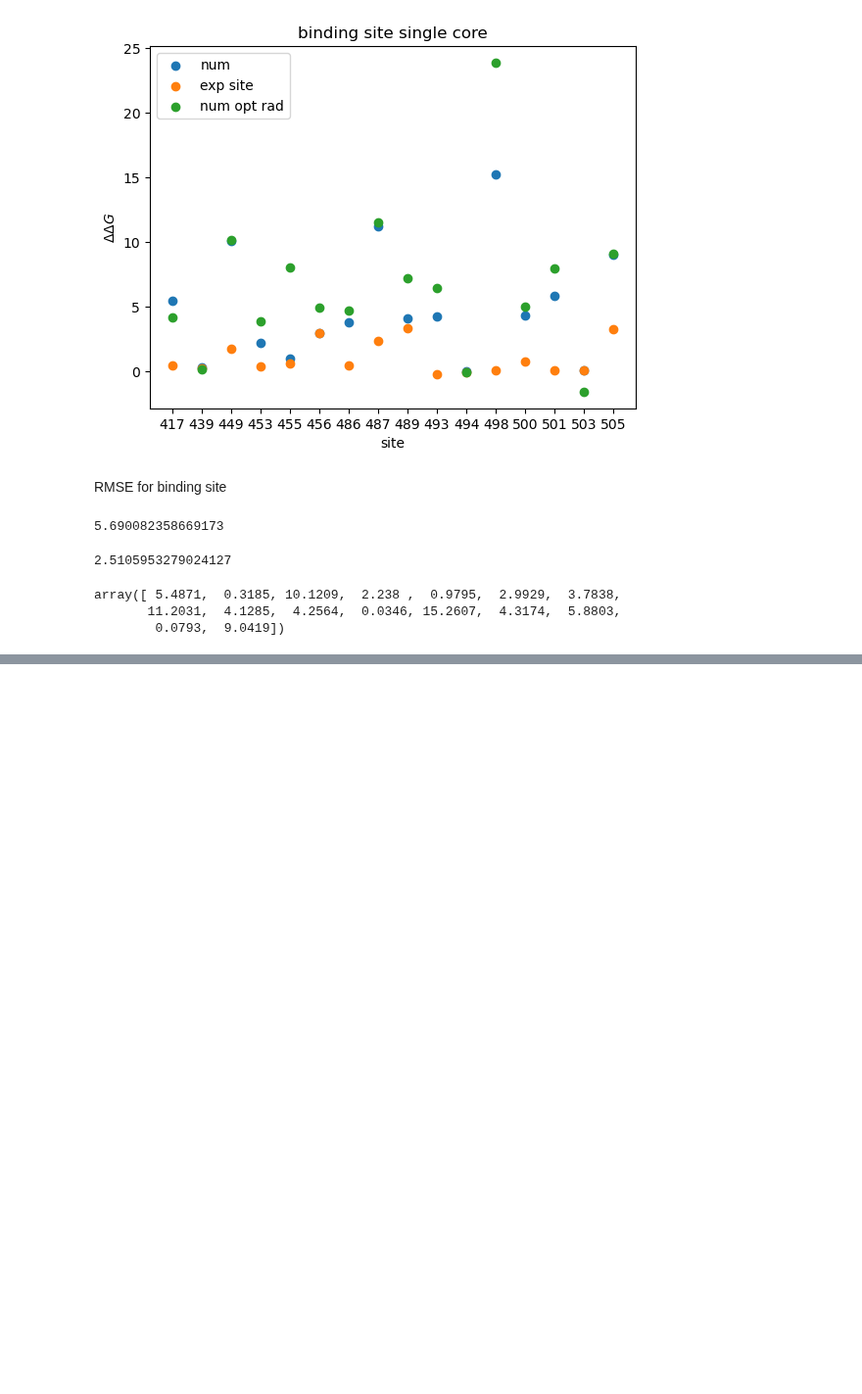
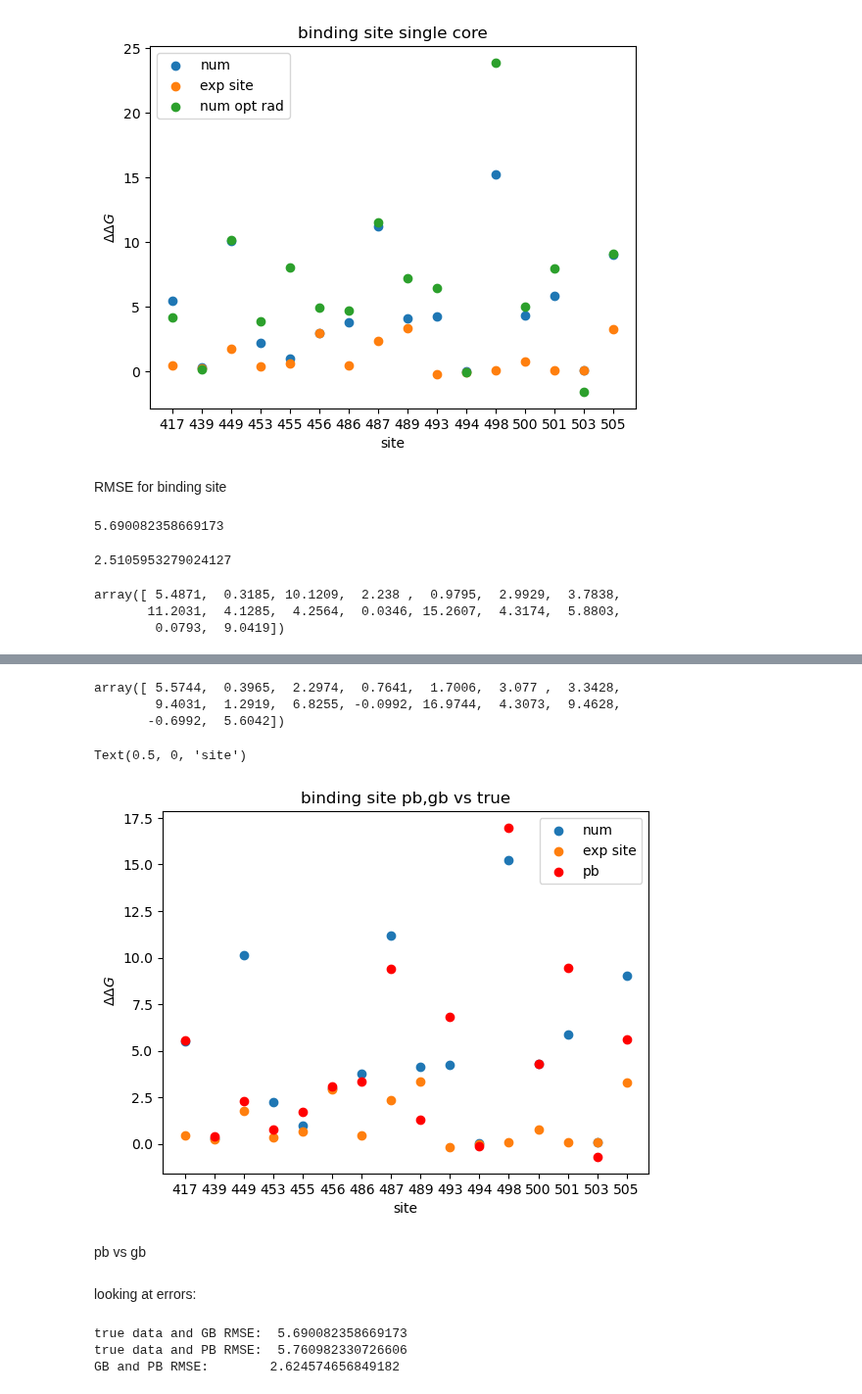
Before and after one commit to fergplace/amber_scripts, a Jupyter notebook: simple_amino_eval_pres.ipynb, the cells around one changed output, grey strips where cells are left out. Shown at 98% size. Saved outputs shown, nothing was run; the diff lists cells and outputs as text; code cells hidden in the pictures; blank space fills up the shorter version.

Commit message:
pushing all pb data

```diff
--- a/simple_amino_eval_pres.ipynb
+++ b/simple_amino_eval_pres.ipynb
@@ -655,0 +658,3 @@ array([ 5.4871,  0.3185, 10.1209,  2.238 ,  0.9795,  2.9929,  3.7838,
+# %%
+df_pb_data = pd.read_csv("all_amino_salt_pb.csv", index_col=0)
+df_pb_data
@@ -655,0 +679,7 @@ array([ 5.4871,  0.3185, 10.1209,  2.238 ,  0.9795,  2.9929,  3.7838,
+# %%
+all_muts_in_df = df_pb_data["mutations"].to_numpy()
+tmp_muts = []
+for muts in all_muts_in_df :
+    tmp_muts.append( int(muts[1:4]) )
+tmp_muts = np.array(tmp_muts)
+tmp_idx = tmp_muts.argsort()
@@ -655,0 +689,3 @@ array([ 5.4871,  0.3185, 10.1209,  2.238 ,  0.9795,  2.9929,  3.7838,
+# %%
+all_muts_in_df_sorted = df_pb_data.iloc[tmp_idx]
+all_muts_in_df_sorted
@@ -655,0 +710,31 @@ array([ 5.4871,  0.3185, 10.1209,  2.238 ,  0.9795,  2.9929,  3.7838,
+# %%
+pb_binding_site_results =  -all_muts_in_df_sorted["delta_delta_g_pb"].to_numpy()
+pb_binding_site_results
+# %% [output]
+array([ 5.5744,  0.3965,  2.2974,  0.7641,  1.7006,  3.077 ,  3.3428,
+        9.4031,  1.2919,  6.8255, -0.0992, 16.9744,  4.3073,  9.4628,
+       -0.6992,  5.6042])
+# %%
+
+plt.scatter( mut_arg_all[mut_arg_idx_all][mut_arg_idx_all_site]
+            , num_66_all_sc[mut_arg_idx_all][mut_arg_idx_all_site], label="num")
+
+plt.scatter(mut_arg_all[mut_arg_idx_all][mut_arg_idx_all_site],
+             del_del_G_all_muts[mut_arg_idx_all][mut_arg_idx_all_site], label="exp site")
+# plt.scatter(mut_arg_all[mut_arg_idx_all][mut_arg_idx_all_site],
+# #             num_66_all[mut_arg_idx_all][mut_arg_idx_all_site], label="num_MPI")
+# plt.scatter(mut_arg_all[mut_arg_idx_all][mut_arg_idx_all_site],
+#              num_66_all_sc_or[mut_arg_idx_all_or][mut_arg_idx_all_site_or], label="num opt rad")
+
+plt.scatter(mut_arg_all[mut_arg_idx_all][mut_arg_idx_all_site], pb_binding_site_results,
+            label="pb", c='r' )
+
+plt.legend()
+plt.title("binding site pb,gb vs true")
+plt.ylabel(" $\Delta \Delta G$")
+plt.xlabel("site")
+# %% [output]
+Text(0.5, 0, 'site')
+[figure, added]
+# %% [markdown]
+pb vs gb
@@ -655,0 +745,2 @@ array([ 5.4871,  0.3185, 10.1209,  2.238 ,  0.9795,  2.9929,  3.7838,
+# %% [markdown]
+looking at errors:
@@ -655,0 +751,11 @@ array([ 5.4871,  0.3185, 10.1209,  2.238 ,  0.9795,  2.9929,  3.7838,
+# %%
+exp_vs_gb =rmse(true_values,gb_values )
+print("true data and GB RMSE: ", exp_vs_gb)
+exp_vs_pb = rmse(true_values,pb_values )
+print("true data and PB RMSE: ", exp_vs_pb)
+gb_vs_pb = rmse(gb_values,pb_values )
+print("GB and PB RMSE:       ", gb_vs_pb)
+# %% [output]
+true data and GB RMSE:  5.690082358669173
+true data and PB RMSE:  5.760982330726606
+GB and PB RMSE:        2.624574656849182
```
Also changed, not shown: parts of 6 cells of this notebook, 1 other file.
